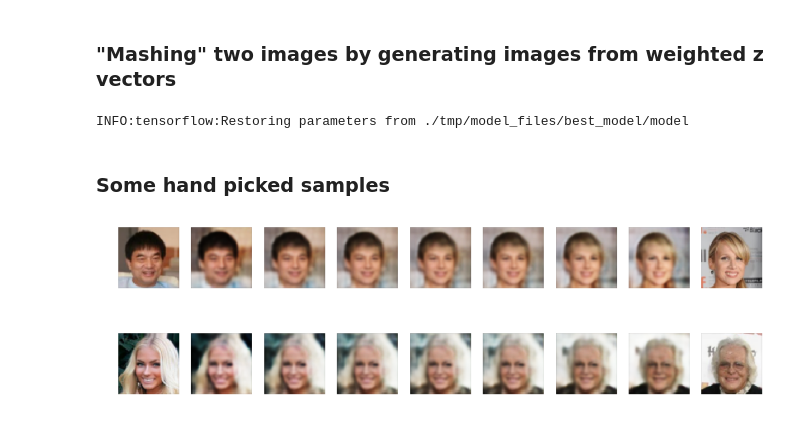
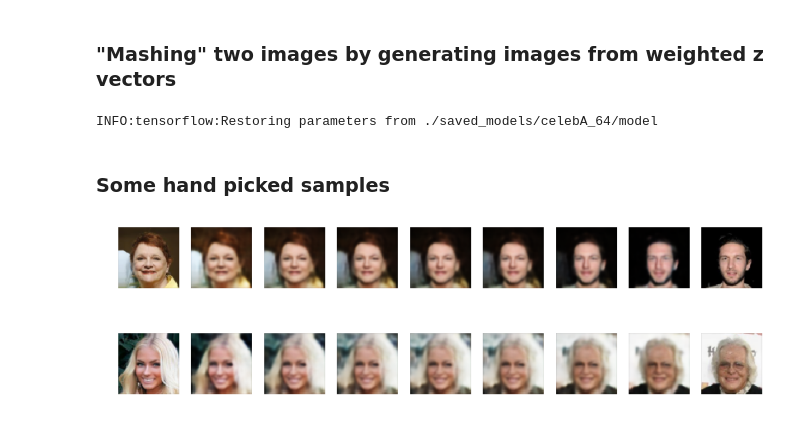
Before and after one commit to nirmorgo/deep-photo-masher, a Jupyter notebook: celebA_examples.ipynb, the cells around one changed output. Cells and saved outputs as stored; diff of their text form; code cells hidden in the pictures.

Commit message:
updated celebA classifier

```diff
--- a/celebA_examples.ipynb
+++ b/celebA_examples.ipynb
@@ -11,9 +11,9 @@ data = VAE_data()
 data.load_images_list_from_directory('./data/img_align_celeba/')
 
 autoencoder = VAE(net, img_size=64)
-autoencoder.load_weights_from_checkpoint('./tmp/model_files/best_model/model')
+autoencoder.load_weights_from_checkpoint('./saved_models/celebA_64/model')
 # %% [output]
-INFO:tensorflow:Restoring parameters from ./tmp/model_files/best_model/model
+INFO:tensorflow:Restoring parameters from ./saved_models/celebA_64/model
 # %%
 def plot_z_steps(autoencoder, img1, img2):
     z1 = autoencoder.get_z(img1)
@@ -35,9 +35,9 @@ def plot_z_steps(autoencoder, img1, img2):
 # %% [markdown]
 ### Some hand picked samples
 # %%
-plot_z_steps(autoencoder, data.get_image(93206), data.get_image(73749))
+plot_z_steps(autoencoder, data.get_image(75695), data.get_image(103910))
 # %% [output]
-[figure, old version]
+[figure, new version]
 # %%
 plot_z_steps(autoencoder, data.get_image(125), data.get_image(10326))
 # %% [output]
```
Also changed, not shown: parts of 5 cells of this notebook, 7 other files.
